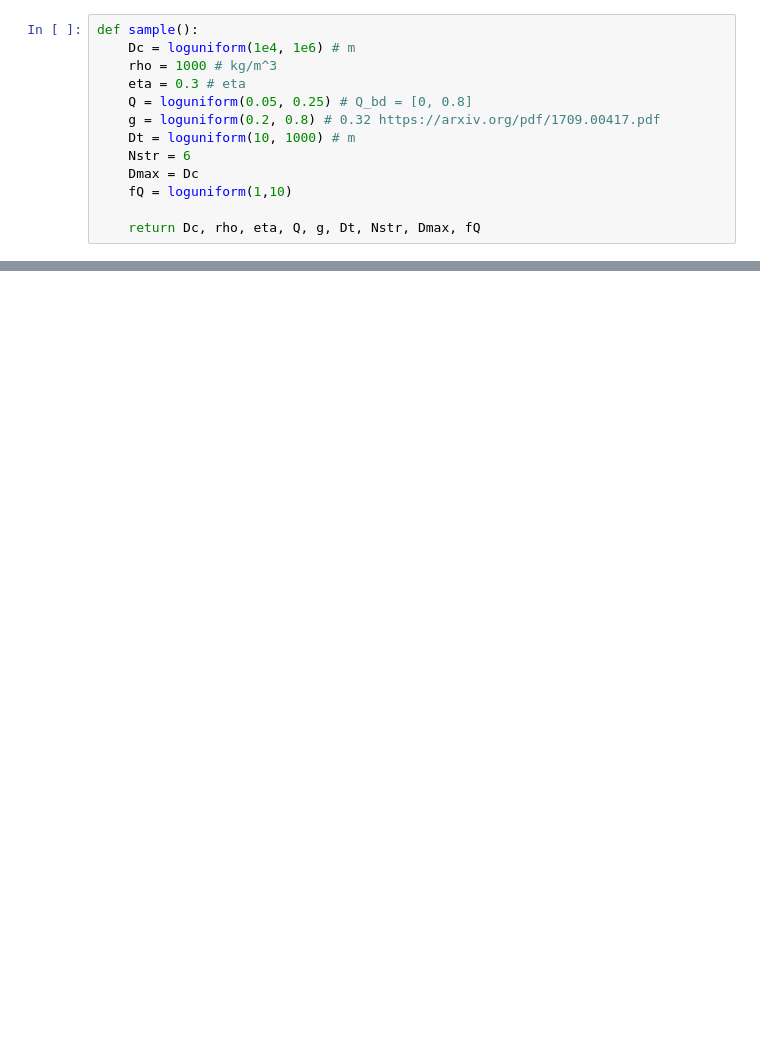
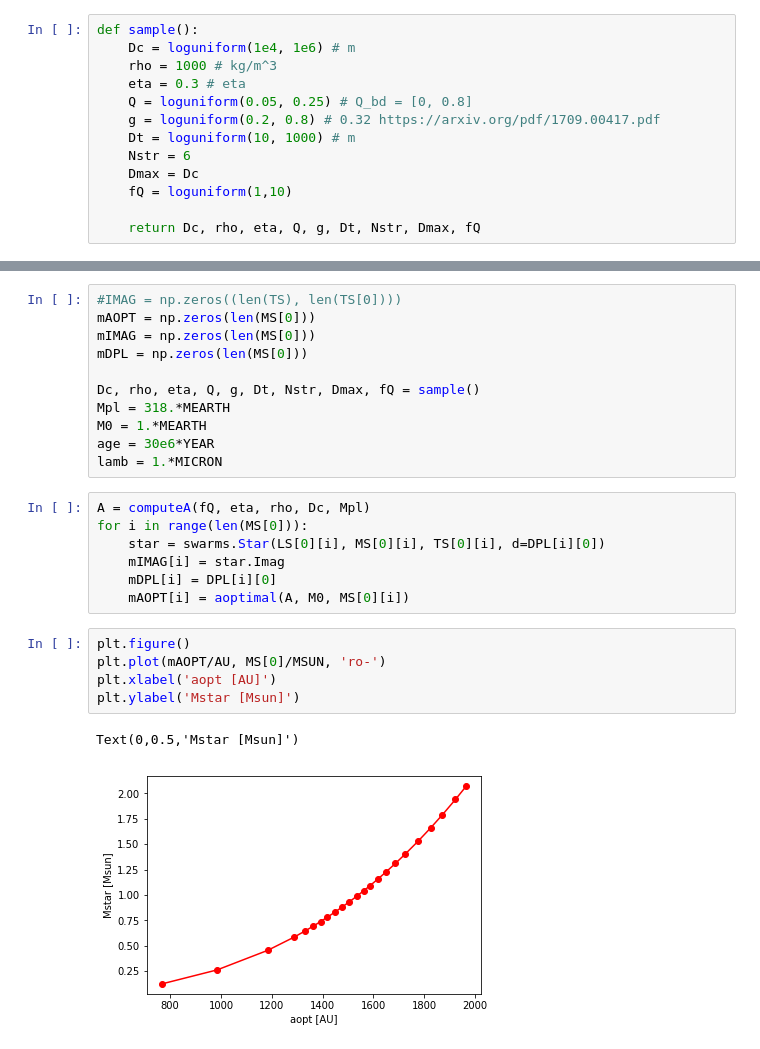
Before and after one commit to LoicNassif/CE-Irregular-Satellites, a Jupyter notebook: jupyter_examples/2DOpt.ipynb, the cells around one changed output, grey strips where cells are left out. Drawn from its saved outputs; the diff is of its cells as text; blank space fills up the shorter version.

```diff
--- a/jupyter_examples/2DOpt.ipynb
+++ b/jupyter_examples/2DOpt.ipynb
@@ -190,0 +294,26 @@ Text(0.5,0,'distance [pc]')
+# %%
+#IMAG = np.zeros((len(TS), len(TS[0])))
+mAOPT = np.zeros(len(MS[0]))
+mIMAG = np.zeros(len(MS[0]))
+mDPL = np.zeros(len(MS[0]))
+
+Dc, rho, eta, Q, g, Dt, Nstr, Dmax, fQ = sample()
+Mpl = 318.*MEARTH
+M0 = 1.*MEARTH
+age = 30e6*YEAR
+lamb = 1.*MICRON
+# %%
+A = computeA(fQ, eta, rho, Dc, Mpl)
+for i in range(len(MS[0])):
+    star = swarms.Star(LS[0][i], MS[0][i], TS[0][i], d=DPL[i][0])
+    mIMAG[i] = star.Imag
+    mDPL[i] = DPL[i][0]
+    mAOPT[i] = aoptimal(A, M0, MS[0][i])
+# %%
+plt.figure()
+plt.plot(mAOPT/AU, MS[0]/MSUN, 'ro-')
+plt.xlabel('aopt [AU]')
+plt.ylabel('Mstar [Msun]')
+# %% [output]
+Text(0,0.5,'Mstar [Msun]')
+[figure, added]
```
Also changed, not shown: parts of 19 cells of this notebook.
